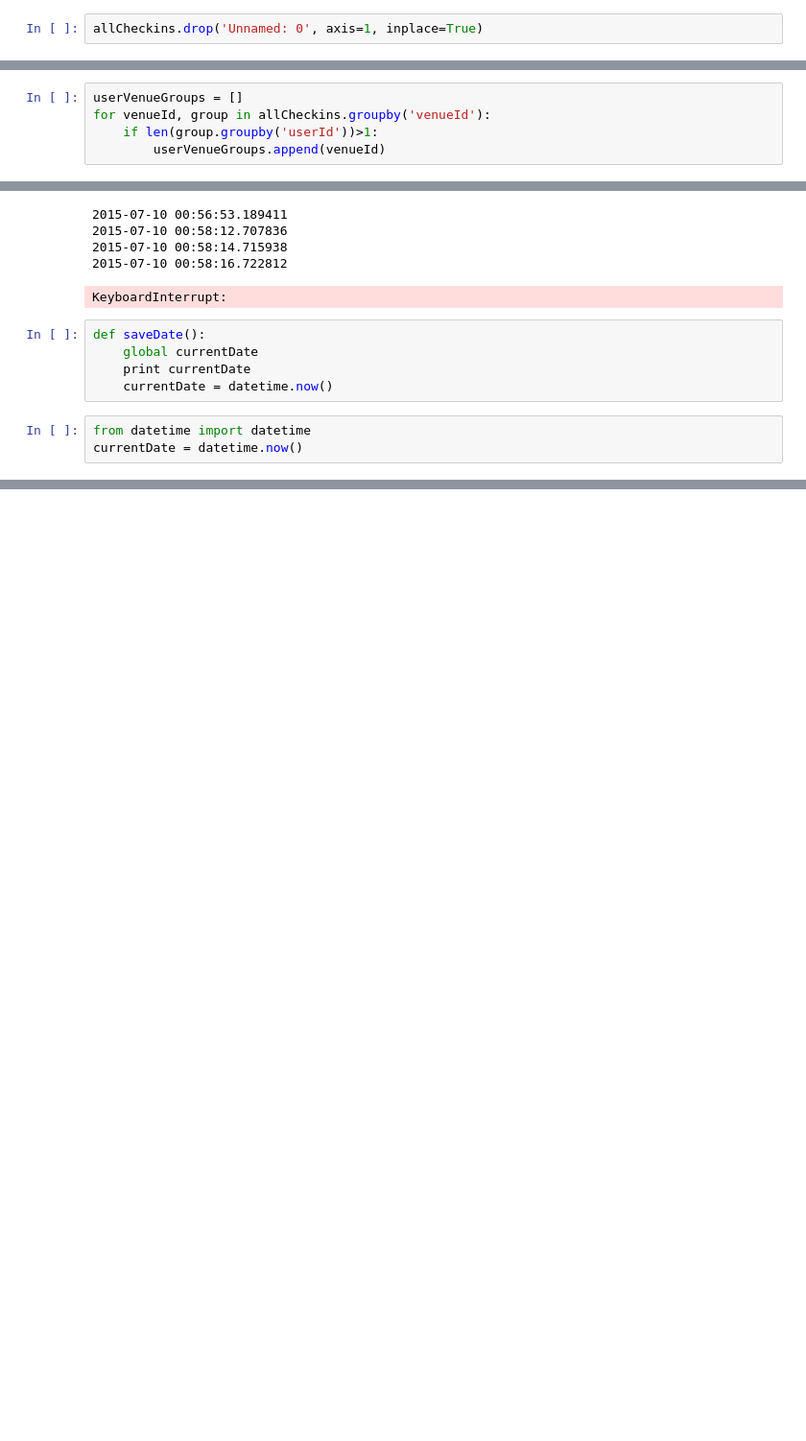
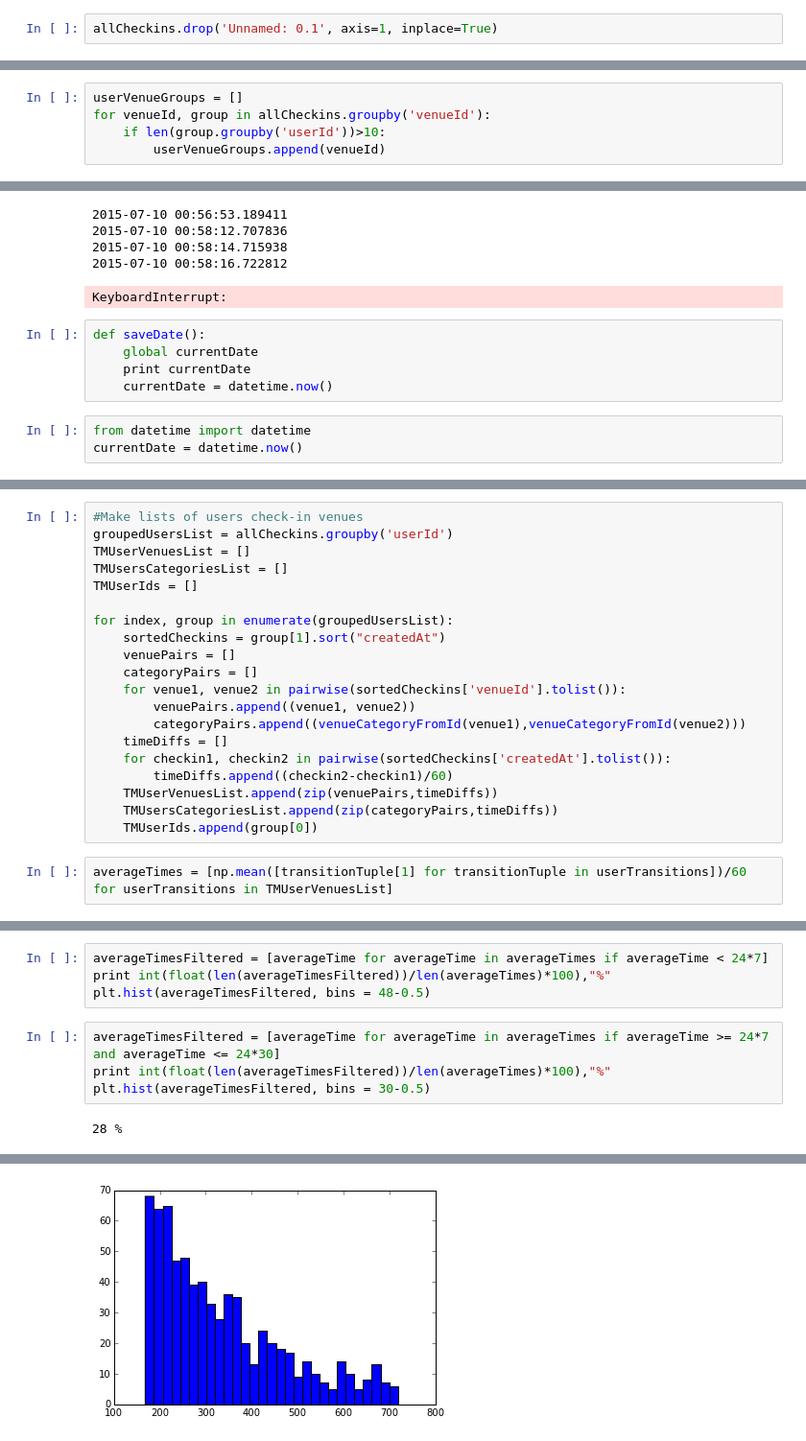
Before and after one commit to pestrov/4sqHealthMine, a Jupyter notebook: Behavior Analysis.ipynb, the cells around one changed output, grey strips where cells are left out. Shown at 96% size. Saved outputs shown, nothing was run; the diff lists cells and outputs as text; blank space fills up the shorter version.

Commit message:
Transition analysis + Chord Vis on d3.js

```diff
--- a/Behavior Analysis.ipynb
+++ b/Behavior Analysis.ipynb
@@ -24,7 +24,7 @@ allCheckins = pd.read_csv('data/July/server/currentExtendedCheckinsHistory.tsv',
 # %%
 allCheckins.to_csv('data/July/server/currentExtendedCheckinsHistory.tsv', sep='\t', encoding='utf-8')
 # %%
-allCheckins.drop('Unnamed: 0', axis=1, inplace=True)
+allCheckins.drop('Unnamed: 0.1', axis=1, inplace=True)
 # %%
 sortedVenues = []
 sortedVenuesIds = []
@@ -310,7 +310,7 @@ multiUserSortedVenues = filter(lambda x: x['group'] > 1, sortedVenues)
 # %%
 userVenueGroups = []
 for venueId, group in allCheckins.groupby('venueId'):
-    if len(group.groupby('userId'))>1:
+    if len(group.groupby('userId'))>10:
         userVenueGroups.append(venueId)
 # %%
 userVenueCategories = []
@@ -684,0 +694,22 @@ currentDate = datetime.now()
+# %%
+#Make lists of users check-in venues
+groupedUsersList = allCheckins.groupby('userId')
+TMUserVenuesList = []
+TMUsersCategoriesList = []
+TMUserIds = []
+
+for index, group in enumerate(groupedUsersList):
+    sortedCheckins = group[1].sort("createdAt")
+    venuePairs = []
+    categoryPairs = []
+    for venue1, venue2 in pairwise(sortedCheckins['venueId'].tolist()):
+        venuePairs.append((venue1, venue2))
+        categoryPairs.append((venueCategoryFromId(venue1),venueCategoryFromId(venue2)))
+    timeDiffs = []
+    for checkin1, checkin2 in pairwise(sortedCheckins['createdAt'].tolist()):
+        timeDiffs.append((checkin2-checkin1)/60)
+    TMUserVenuesList.append(zip(venuePairs,timeDiffs))
+    TMUsersCategoriesList.append(zip(categoryPairs,timeDiffs))
+    TMUserIds.append(group[0])
+# %%
+averageTimes = [np.mean([transitionTuple[1] for transitionTuple in userTransitions])/60 for userTransitions in TMUserVenuesList]
@@ -684,0 +755,10 @@ currentDate = datetime.now()
+# %%
+averageTimesFiltered = [averageTime for averageTime in averageTimes if averageTime < 24*7]
+print int(float(len(averageTimesFiltered))/len(averageTimes)*100),"%"
+plt.hist(averageTimesFiltered, bins = 48-0.5)
+# %%
+averageTimesFiltered = [averageTime for averageTime in averageTimes if averageTime >= 24*7 and averageTime <= 24*30]
+print int(float(len(averageTimesFiltered))/len(averageTimes)*100),"%"
+plt.hist(averageTimesFiltered, bins = 30-0.5)
+# %% [output]
+28 %
@@ -684,0 +777 @@ currentDate = datetime.now()
+[figure, added]
```
Also changed, not shown: parts of 28 cells of this notebook, 3 other files.
